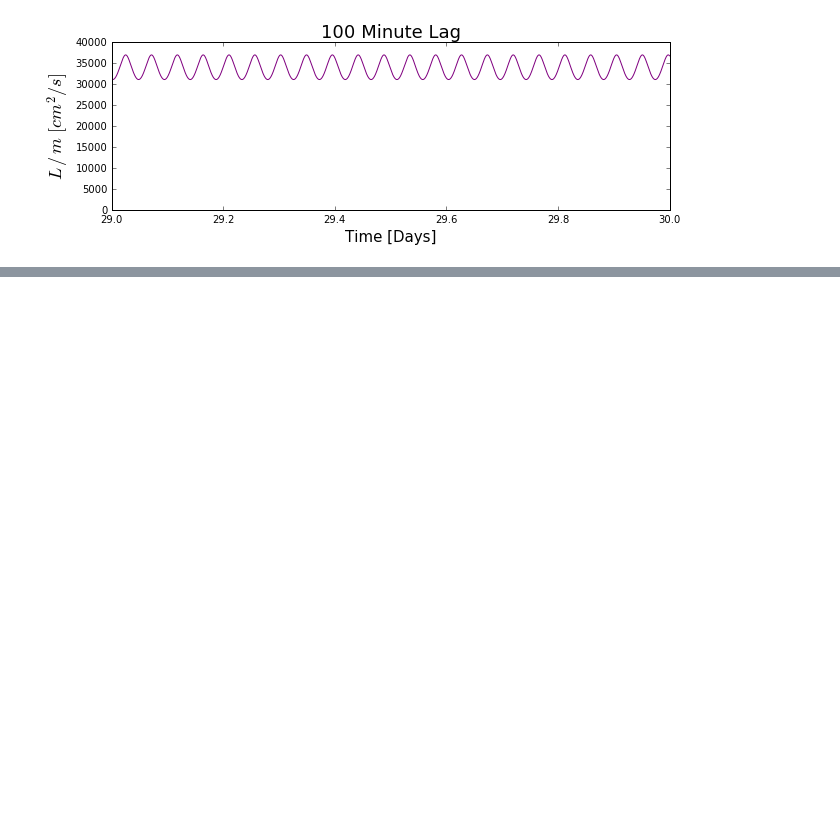
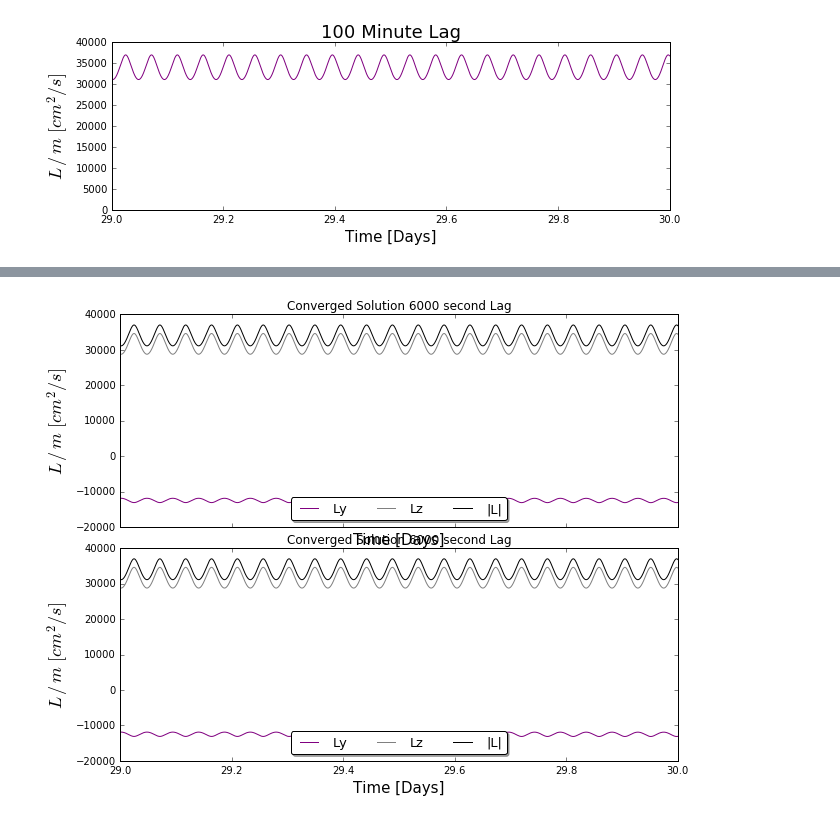
Before and after one commit to DSeligman/Oumuamua_Jetmodel, a Jupyter notebook: Lagged_Jet_Visualizer.ipynb, the cells around one changed output, grey strips where cells are left out. Cells and saved outputs as stored; diff of their text form; code cells hidden in the pictures; blank space fills up the shorter version.

```diff
--- a/Lagged_Jet_Visualizer.ipynb
+++ b/Lagged_Jet_Visualizer.ipynb
@@ -41,0 +64,28 @@ plt.title('100 Minute Lag',fontsize=18)
+# %%
+#plot all three
+f, axarr = plt.subplots(2, sharex=True, sharey=False,figsize=(10,8))
+#f.suptitle('Sharing both axes')
+f.subplots_adjust(hspace=0.1)
+
+axarr[0].plot(t/(60.*60*24),Lyc,label='Ly',color='purple')
+axarr[0].plot(t/(60.*60*24),Lzc,label='Lz',color='grey')
+axarr[0].plot(t/(60.*60*24),np.sqrt(Lyc**2+Lzc**2),color='black',label='|L|')
+axarr[0].legend(loc='lower center',ncol=3,prop={'size': 13},fancybox=True, shadow=True)
+axarr[0].set_ylabel(r'$L \, / \, m \, \, [cm^2/s]$',fontsize=18)
+axarr[0].set_title('Converged Solution 6000 second Lag')
+axarr[0].set_xlabel('Time [Days]',fontsize=15)
+
+
+axarr[1].plot(t/(60.*60*24),Lyc,label='Ly',color='purple')
+axarr[1].plot(t/(60.*60*24),Lzc,label='Lz',color='grey')
+axarr[1].plot(t/(60.*60*24),np.sqrt(Lyc**2+Lzc**2),color='black',label='|L|')
+axarr[1].legend(loc='lower center',ncol=3,prop={'size': 13},fancybox=True, shadow=True)
+axarr[1].set_ylabel(r'$L \, / \, m \, \, [cm^2/s]$',fontsize=18)
+axarr[1].set_title('Converged Solution 6000 second Lag')
+axarr[1].set_xlabel('Time [Days]',fontsize=15)
+axarr[1].set_xlim([29,30])
+
+for ax in axarr:
+    ax.label_outer()
+# %% [output]
+[figure, added]
```
Also changed, not shown: parts of 4 cells of this notebook, 9 other files.
